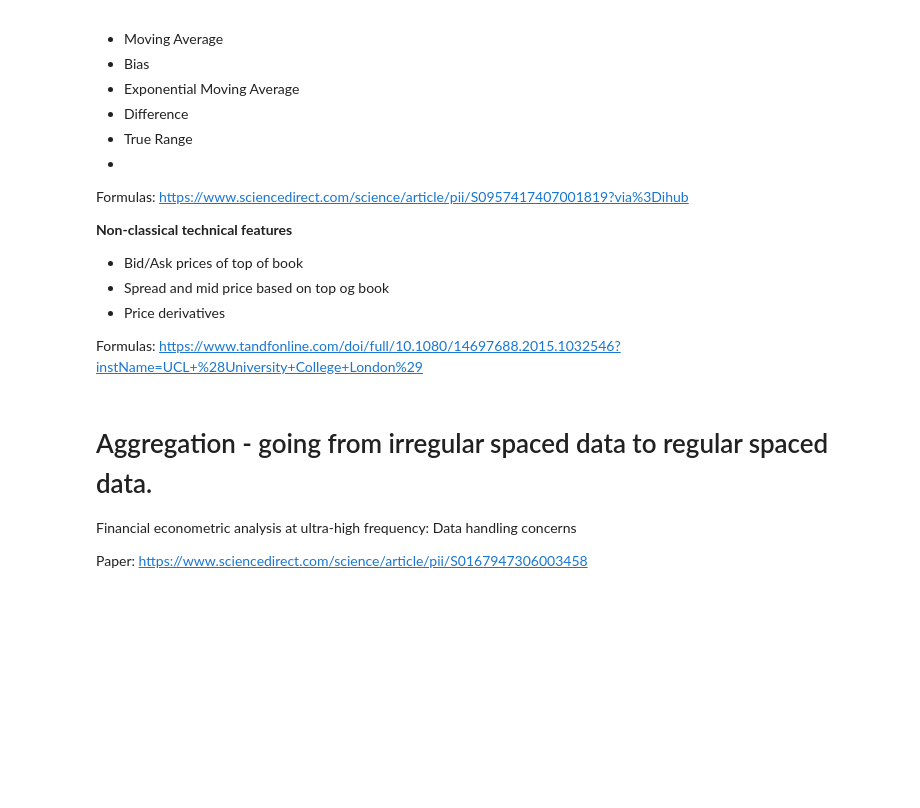
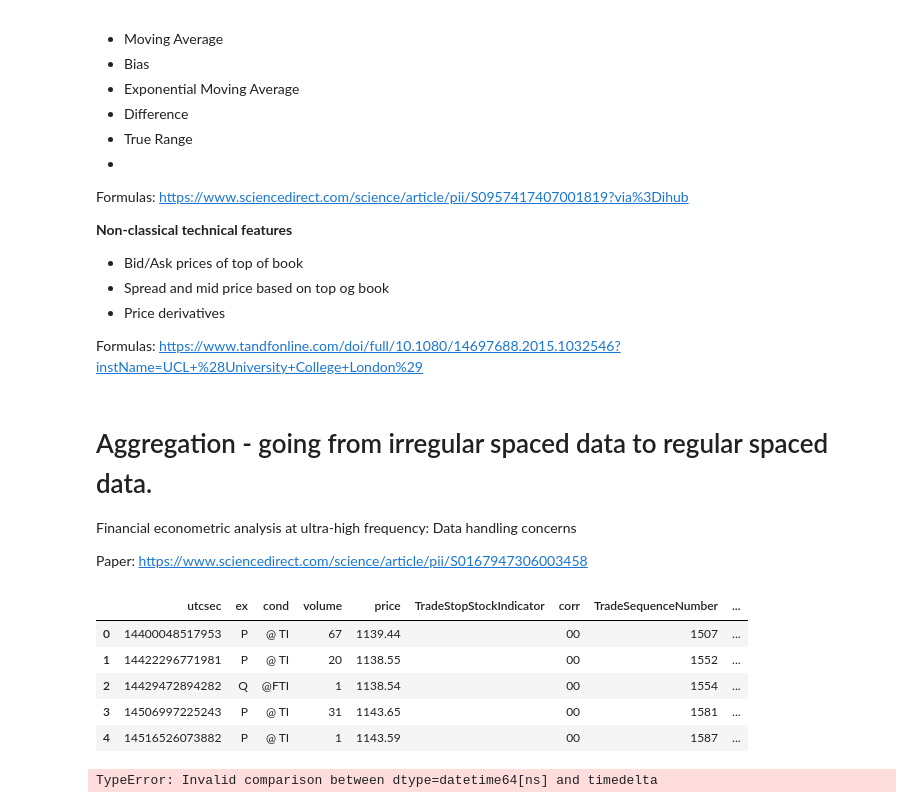
Before and after one commit to KristianLN/Thesis_UCPH, a Jupyter notebook: CrunchTAQ.ipynb, the cells around one changed output. Cells and saved outputs as stored; diff of their text form; code cells hidden in the pictures; blank space fills up the shorter version.

```diff
--- a/CrunchTAQ.ipynb
+++ b/CrunchTAQ.ipynb
@@ -584,3 +631,18 @@ Formulas: https://www.tandfonline.com/doi/full/10.1080/14697688.2015.1032546?ins
 Financial econometric analysis at ultra-high frequency: Data handling concerns
 
 Paper: https://www.sciencedirect.com/science/article/pii/S0167947306003458
+# %%
+tradeData.head()
+# %% [output]
+|  | utcsec | ex | cond | volume | price | TradeStopStockIndicator | corr | TradeSequenceNumber | ... |
+| 0 | 14400048517953 | P | @ TI | 67 | 1139.44 |  | 00 | 1507 | ... |
+| 1 | 14422296771981 | P | @ TI | 20 | 1138.55 |  | 00 | 1552 | ... |
+| 2 | 14429472894282 | Q | @FTI | 1 | 1138.54 |  | 00 | 1554 | ... |
+| 3 | 14506997225243 | P | @ TI | 31 | 1143.65 |  | 00 | 1581 | ... |
+| 4 | 14516526073882 | P | @ TI | 1 | 1143.59 |  | 00 | 1587 | ... |
+# %%
+# def HFDataCleaning(cleaningProcedures,dataToClean,dataType,p3Exchanges = []):
+
+cleanedData = HFDataCleaning(['P1'],tradeData,'trade')
+# %% [output]
+TypeError: Invalid comparison between dtype=datetime64[ns] and timedelta
```
Also changed, not shown: parts of 18 cells of this notebook.
